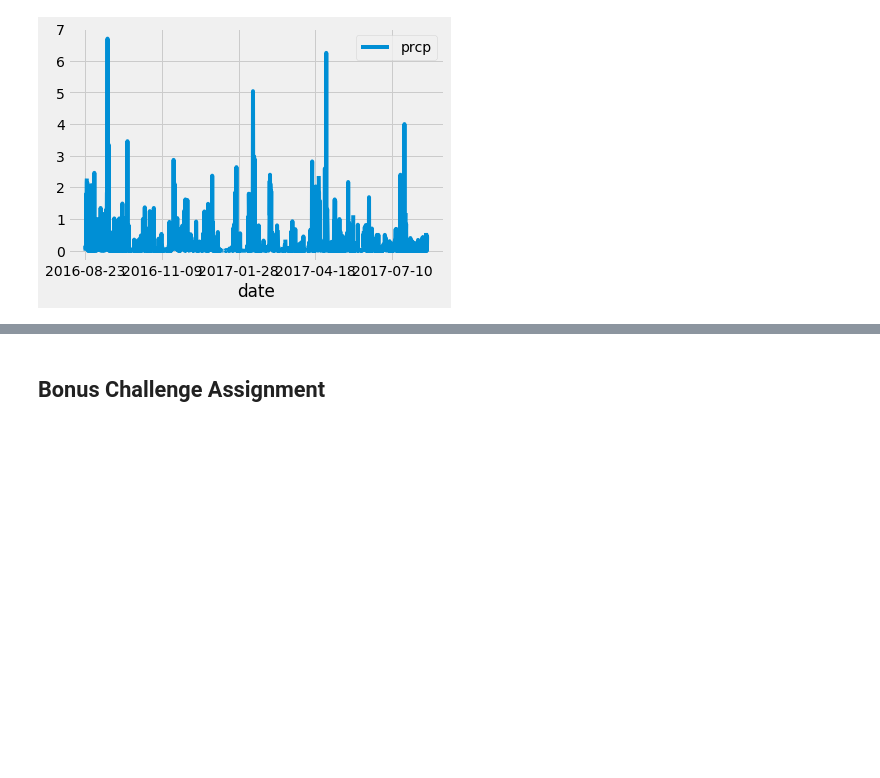
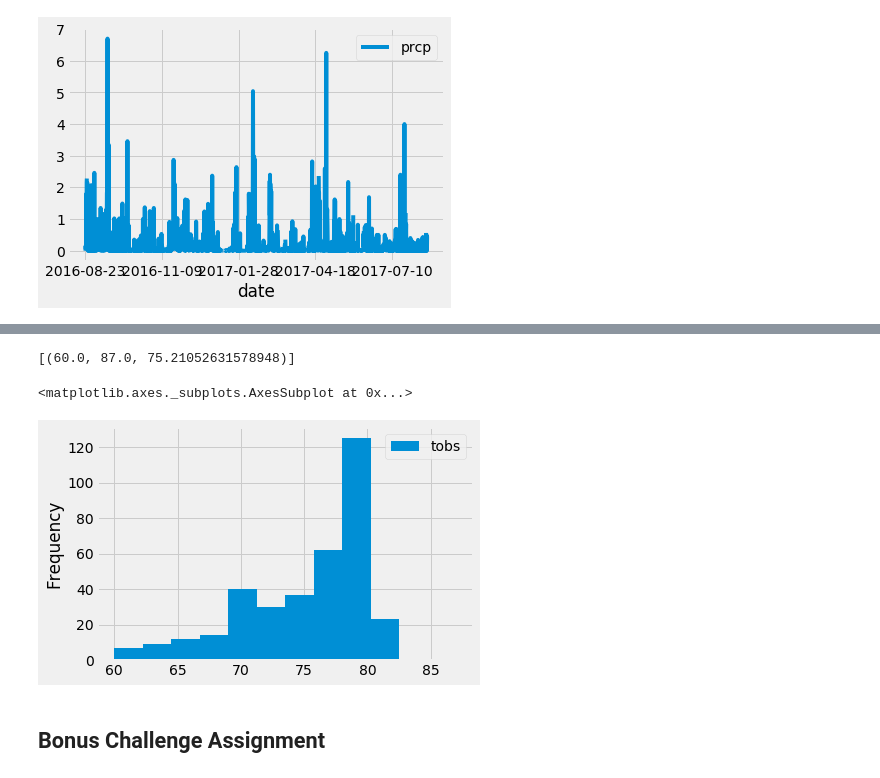
Before and after one commit to bandrewv/sqlalchemy-challenge, a Jupyter notebook: climate_starter.ipynb, the cells around one changed output, grey strips where cells are left out. Drawn from its saved outputs; the diff is of its cells as text; code cells hidden in the pictures; blank space fills up the shorter version.

Commit message:
Station analysis nearly completed.

```diff
--- a/climate_starter.ipynb
+++ b/climate_starter.ipynb
@@ -99,3 +150,13 @@ past_year_df.plot.line()
 # %%
 # Using the station id from the previous query, calculate the lowest temperature recorded,
 # highest temperature recorded, and average temperature of the most active station?
+
+# -----------------------------------------------------------------------------------------------------------
+most_active_station_stats = session.query(func.min(Measurement.tobs),func.max(Measurement.tobs),\
+                                          func.avg(Measurement.tobs)).\
+filter(Measurement.date > '2016-08-22').filter(Measurement.station.like('USC00519397')).all()
+
+most_active_station_stats
+# -----------------------------------------------------------------------------------------------------------
+# %% [output]
+[(60.0, 87.0, 75.21052631578948)]
@@ -105,3 +163,32 @@ past_year_df.plot.line()
+# %%
+# Choose the station with the highest number of temperature observations.
+# Query the last 12 months of temperature observation data for this station and plot the results as a histogram
+
+# -----------------------------------------------------------------------------------------------------------
+# Based on previous query, determined I need to exclude all dates before '2016-08-23'.
+mas_12mo_temp = session.query(Measurement.date, Measurement.tobs).filter(Measurement.date > '2016-08-22').\
+filter(Measurement.station.like('USC00519397')).order_by(Measurement.date).all()
+mas_12mo_temp
+# -----------------------------------------------------------------------------------------------------------
+
+# Save the query results as a Pandas DataFrame and set the index to the date column
+
+# -----------------------------------------------------------------------------------------------------------
+mas_12mo_temp_df = pd.DataFrame(mas_12mo_temp)
+mas_12mo_temp_df = mas_12mo_temp_df.set_index(mas_12mo_temp_df['date'])
+mas_12mo_temp_df = mas_12mo_temp_df.drop(columns=['date'])
+mas_12mo_temp_df
+# -----------------------------------------------------------------------------------------------------------
+
+# Use Pandas Plotting with Matplotlib to plot the data
+
+# -----------------------------------------------------------------------------------------------------------
+mas_12mo_temp_df.plot.hist(bins=12)
+# -----------------------------------------------------------------------------------------------------------
+# REMEMBER TO FORMAT CHART...
+# %% [output]
+<matplotlib.axes._subplots.AxesSubplot at 0x...>
+[figure, added]
 # %% [markdown]
 ## Bonus Challenge Assignment
 # %%
```
Also changed, not shown: parts of 8 cells of this notebook.
